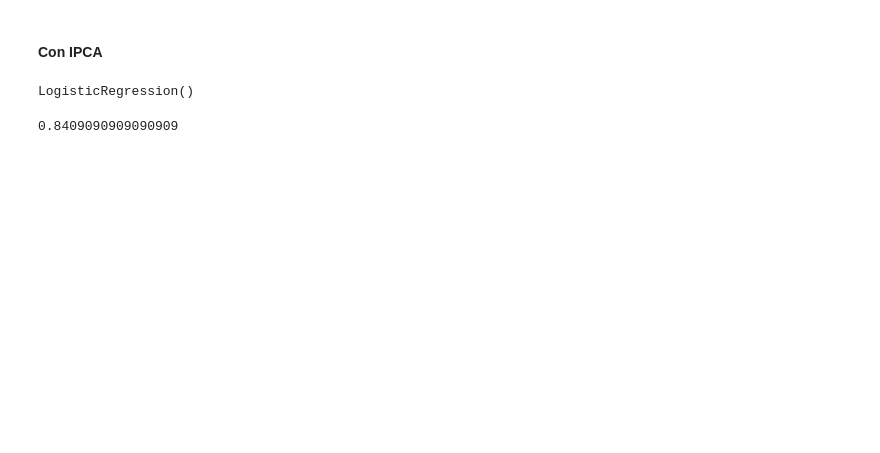
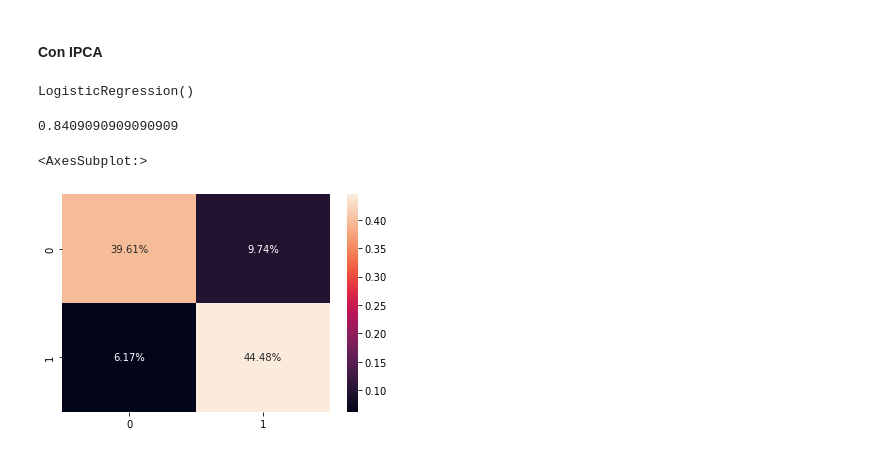
Before and after one commit to JuanFeA98/scikit-learn-professional, a Jupyter notebook: PCA.ipynb, the cells around one changed output. Drawn from its saved outputs; the diff is of its cells as text; code cells hidden in the pictures; blank space fills up the shorter version.

```diff
--- a/PCA.ipynb
+++ b/PCA.ipynb
@@ -134,10 +161,10 @@ logistic_reg.score(X_test_pca, y_test)
 #### **Con IPCA**
 # %%
 # Instanciamos el modelo
-logistic_reg = LogisticRegression(solver='lbfgs')
+logistic_reg_ipca = LogisticRegression(solver='lbfgs')
 # %%
 # Entrenamos el modelo
-logistic_reg.fit(X_train_ipca, y_train)
+logistic_reg_ipca.fit(X_train_ipca, y_train)
 # %% [output]
 LogisticRegression()
 # %%
@@ -146,2 +173,12 @@ logistic_reg.score(X_test_ipca, y_test)
 # %% [output]
 0.8409090909090909
+# %%
+# Predicción del modelo
+y_pred_ipca = logistic_reg_ipca.predict(X_test_ipca)
+# %%
+cf_matrix = confusion_matrix(y_test, y_pred_ipca)
+# %%
+sns.heatmap(cf_matrix/np.sum(cf_matrix), annot=True, fmt='.2%')
+# %% [output]
+<AxesSubplot:>
+[figure, added]
```
Also changed, not shown: parts of 13 cells of this notebook.
